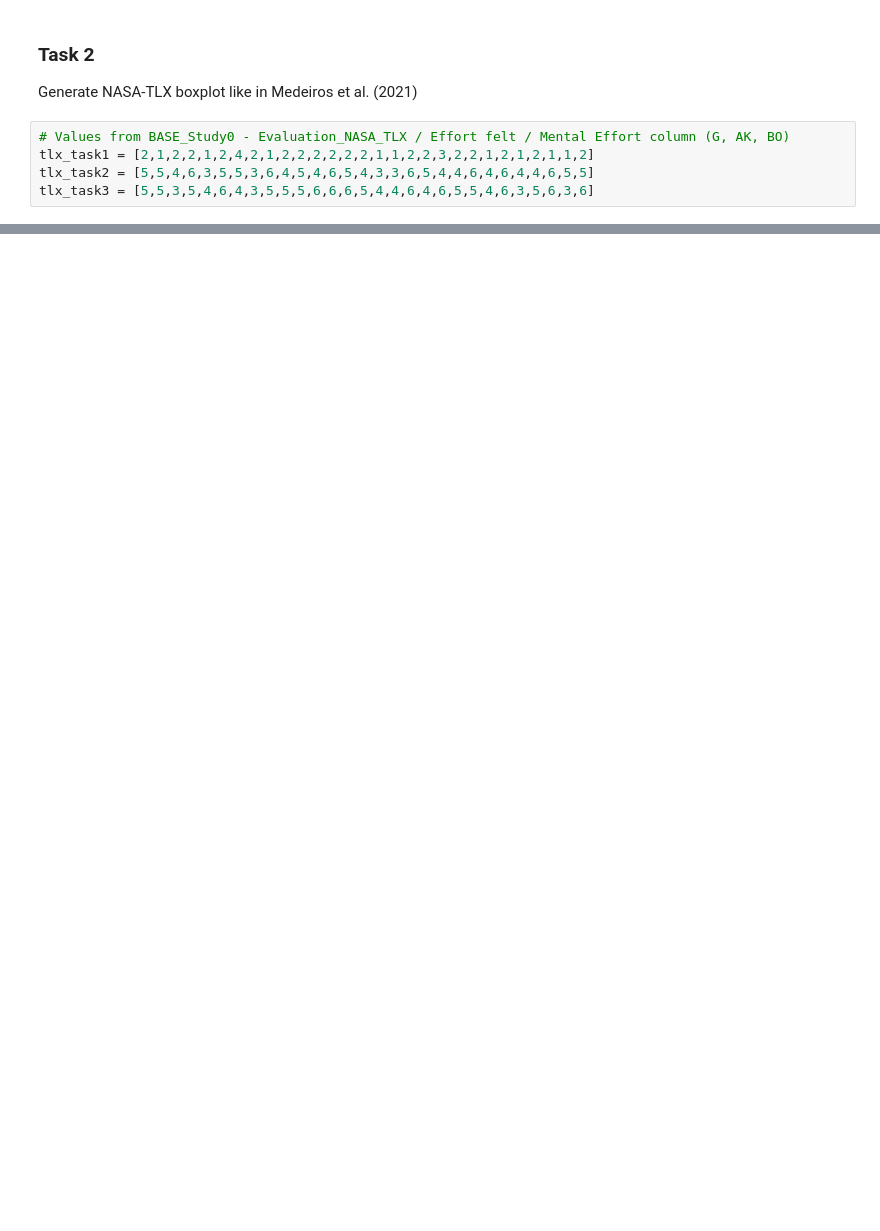
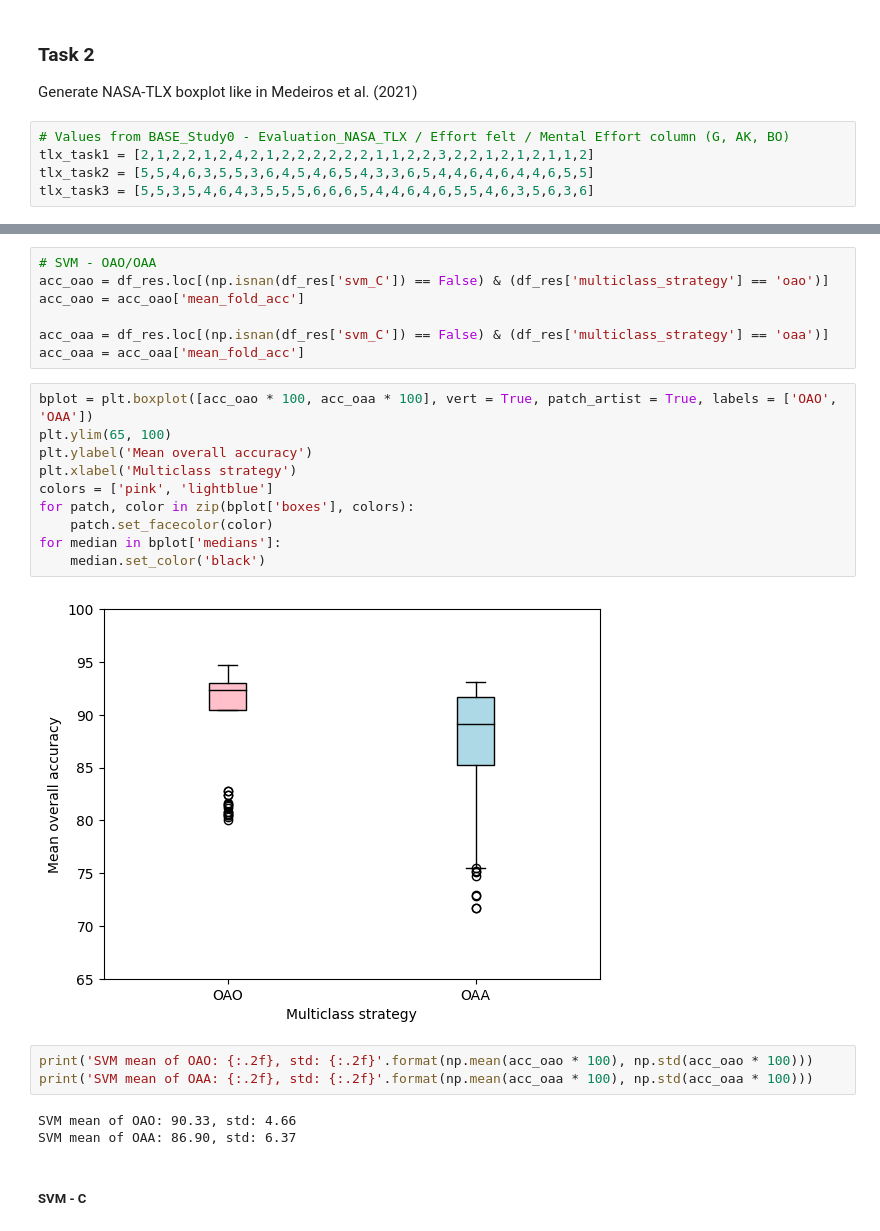
Before and after one commit to alisher-turubayev/dh-eeg-thesis, a Jupyter notebook: scripts/data_analysis.ipynb, the cells around one changed output, grey strips where cells are left out. Cells and saved outputs as stored; diff of their text form; blank space fills up the shorter version.

```diff
--- a/scripts/data_analysis.ipynb
+++ b/scripts/data_analysis.ipynb
@@ -133,0 +223,27 @@ for patch, color in zip(bplot['boxes'], colors):
+# %%
+# SVM - OAO/OAA
+acc_oao = df_res.loc[(np.isnan(df_res['svm_C']) == False) & (df_res['multiclass_strategy'] == 'oao')]
+acc_oao = acc_oao['mean_fold_acc']
+
+acc_oaa = df_res.loc[(np.isnan(df_res['svm_C']) == False) & (df_res['multiclass_strategy'] == 'oaa')]
+acc_oaa = acc_oaa['mean_fold_acc']
+# %%
+bplot = plt.boxplot([acc_oao * 100, acc_oaa * 100], vert = True, patch_artist = True, labels = ['OAO', 'OAA'])
+plt.ylim(65, 100)
+plt.ylabel('Mean overall accuracy')
+plt.xlabel('Multiclass strategy')
+colors = ['pink', 'lightblue']
+for patch, color in zip(bplot['boxes'], colors):
+    patch.set_facecolor(color)
+for median in bplot['medians']:
+    median.set_color('black')
+# %% [output]
+[figure, added]
+# %%
+print('SVM mean of OAO: {:.2f}, std: {:.2f}'.format(np.mean(acc_oao * 100), np.std(acc_oao * 100)))
+print('SVM mean of OAA: {:.2f}, std: {:.2f}'.format(np.mean(acc_oaa * 100), np.std(acc_oaa * 100)))
+# %% [output]
+SVM mean of OAO: 90.33, std: 4.66
+SVM mean of OAA: 86.90, std: 6.37
+# %% [markdown]
+##### SVM - C
```
Also changed, not shown: parts of 44 cells of this notebook, 1 other file.
